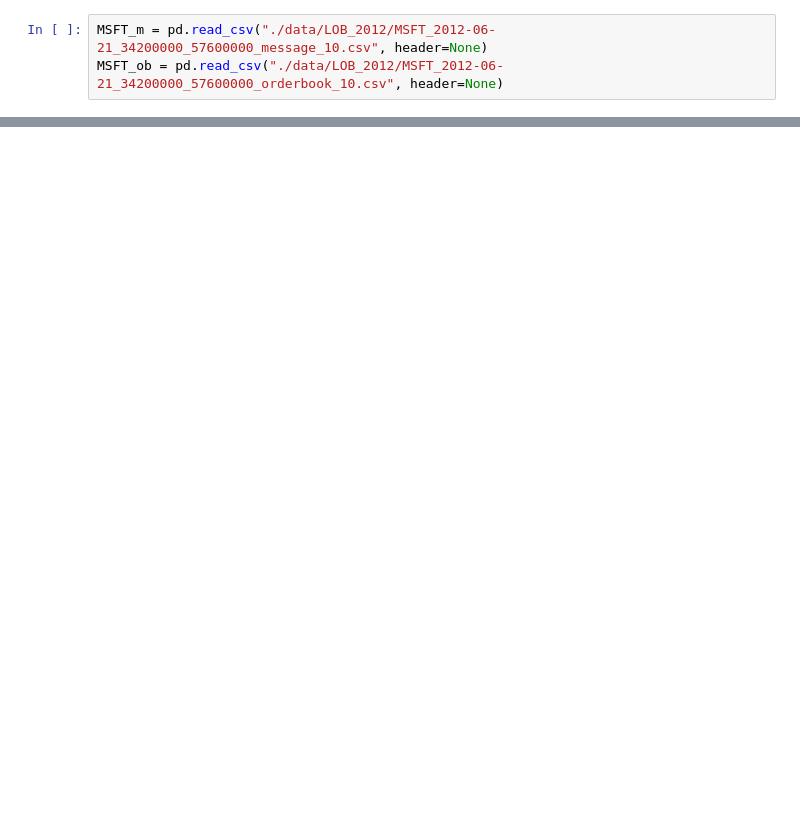
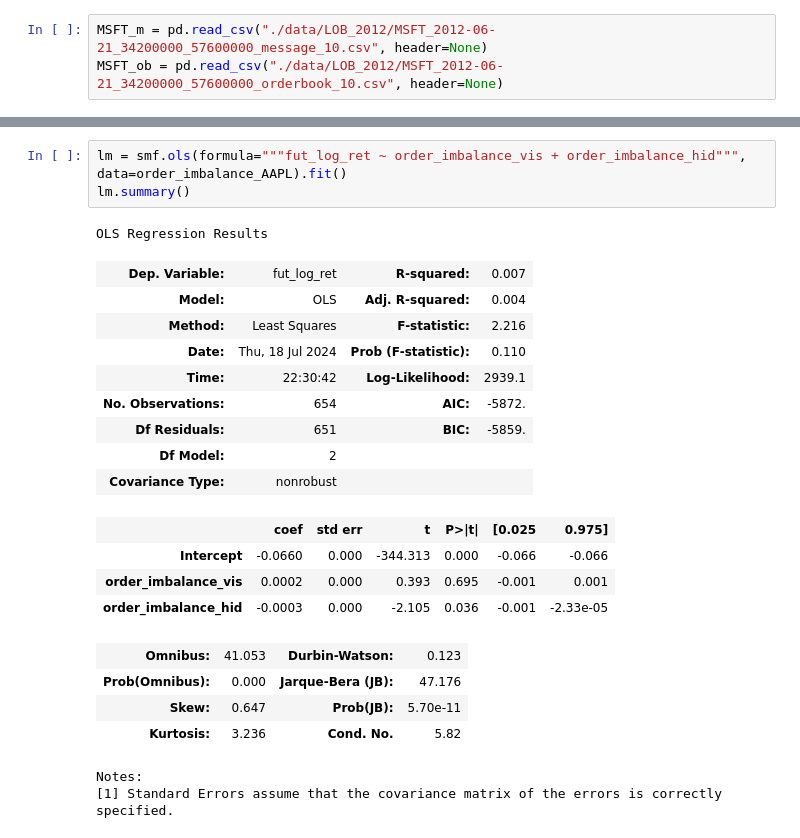
Before and after one commit to JingHui-Tan/dissertation-iceberg, a Jupyter notebook: direction_prediction_example.ipynb, the cells around one changed output, grey strips where cells are left out. Drawn from its saved outputs; the diff is of its cells as text; blank space fills up the shorter version.

```diff
--- a/direction_prediction_example.ipynb
+++ b/direction_prediction_example.ipynb
@@ -67,0 +64,24 @@ prediction_dict['pred']
+# %%
+lm = smf.ols(formula="""fut_log_ret ~ order_imbalance_vis + order_imbalance_hid""", data=order_imbalance_AAPL).fit()
+lm.summary()
+# %% [output]
+OLS Regression Results
+| Dep. Variable: | fut_log_ret | R-squared: | 0.007 |
+| Model: | OLS | Adj. R-squared: | 0.004 |
+| Method: | Least Squares | F-statistic: | 2.216 |
+| Date: | Thu, 18 Jul 2024 | Prob (F-statistic): | 0.110 |
+| Time: | 22:30:42 | Log-Likelihood: | 2939.1 |
+| No. Observations: | 654 | AIC: | -5872. |
+| Df Residuals: | 651 | BIC: | -5859. |
+| Df Model: | 2 |  |  |
+| Covariance Type: | nonrobust |  |  |
+|  | coef | std err | t | P>|t| | [0.025 | 0.975] |
+| Intercept | -0.0660 | 0.000 | -344.313 | 0.000 | -0.066 | -0.066 |
+| order_imbalance_vis | 0.0002 | 0.000 | 0.393 | 0.695 | -0.001 | 0.001 |
+| order_imbalance_hid | -0.0003 | 0.000 | -2.105 | 0.036 | -0.001 | -2.33e-05 |
+| Omnibus: | 41.053 | Durbin-Watson: | 0.123 |
+| Prob(Omnibus): | 0.000 | Jarque-Bera (JB): | 47.176 |
+| Skew: | 0.647 | Prob(JB): | 5.70e-11 |
+| Kurtosis: | 3.236 | Cond. No. | 5.82 |
+Notes:
+[1] Standard Errors assume that the covariance matrix of the errors is correctly specified.
```
Also changed, not shown: parts of 9 cells of this notebook, 2 other files.
